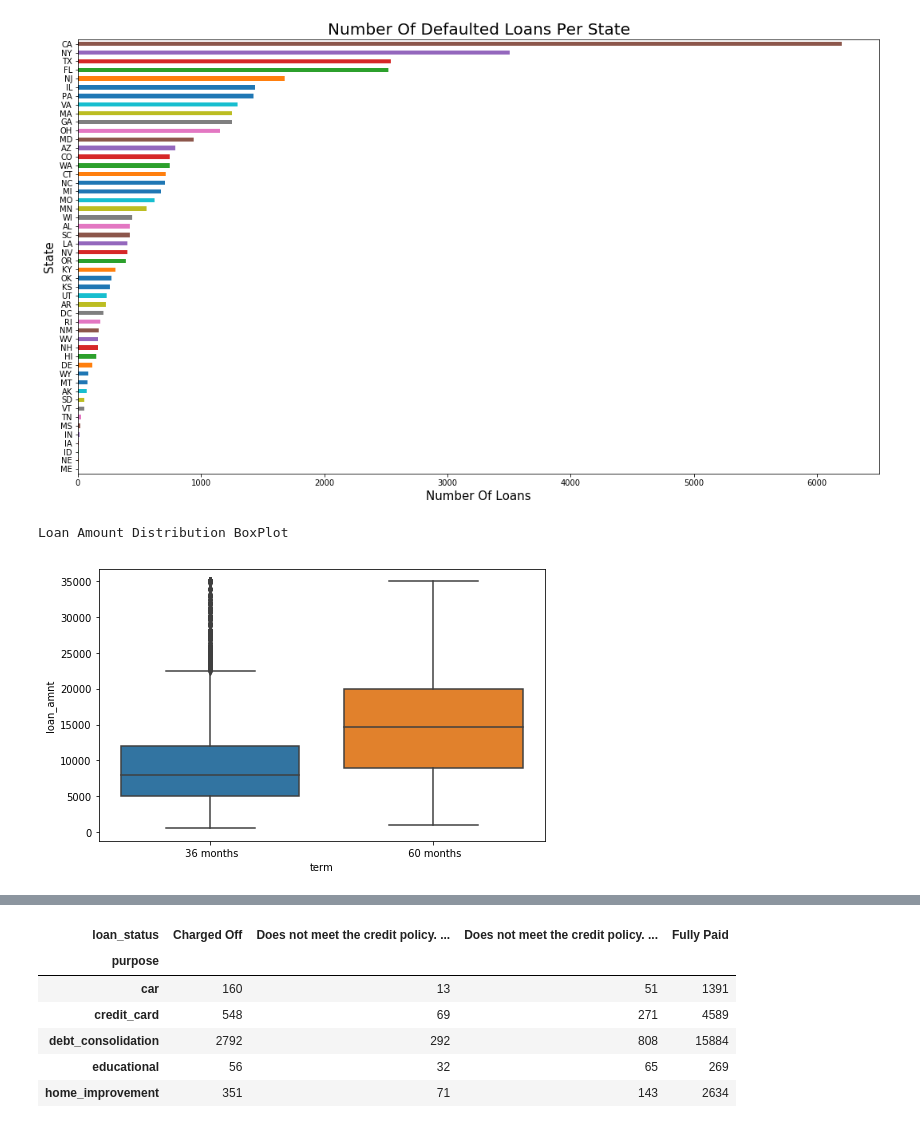
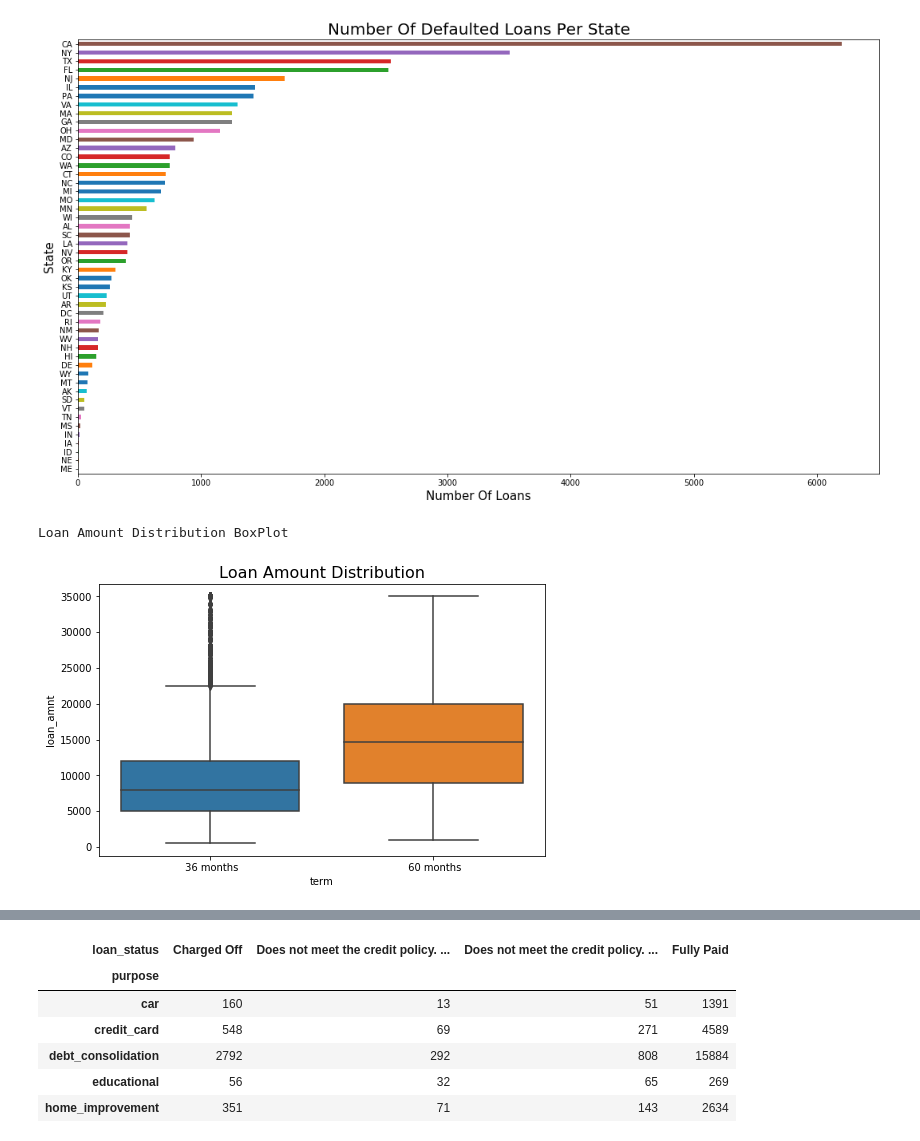
Before and after one commit to LJonesCE/Final-Project, a Jupyter notebook: Lending Club Machine Learning-Data Visualization.ipynb, the cells around one changed output, grey strips where cells are left out. Cells and saved outputs as stored; diff of their text form; code cells hidden in the pictures.

```diff
--- a/Lending Club Machine Learning-Data Visualization.ipynb
+++ b/Lending Club Machine Learning-Data Visualization.ipynb
@@ -157,9 +157,10 @@ plt.savefig("images/numberofdefaultedloansperstate.png")
 # %%
 # Boxplot of Term and Loan Amount
 print("Loan Amount Distribution BoxPlot")
 plt.figure(figsize=(8,5))
 sns.boxplot(x=loans_20072011.term, y=loans_20072011.loan_amnt)
+plt.title("Loan Amount Distribution", fontsize=16)
 plt.savefig("images/boxtermandloanamount.png")
 # %% [output]
 Loan Amount Distribution BoxPlot
-[figure, old version]
+[figure, new version]
```
Also changed, not shown: parts of 2 cells of this notebook, 5 other files.
